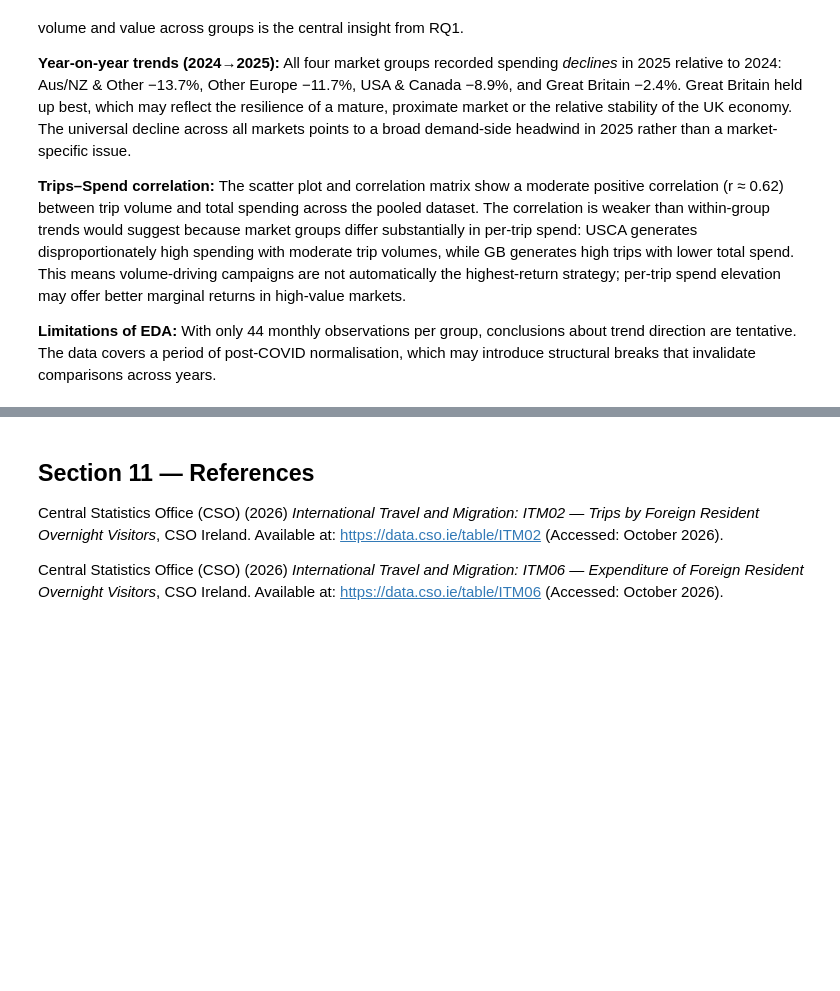
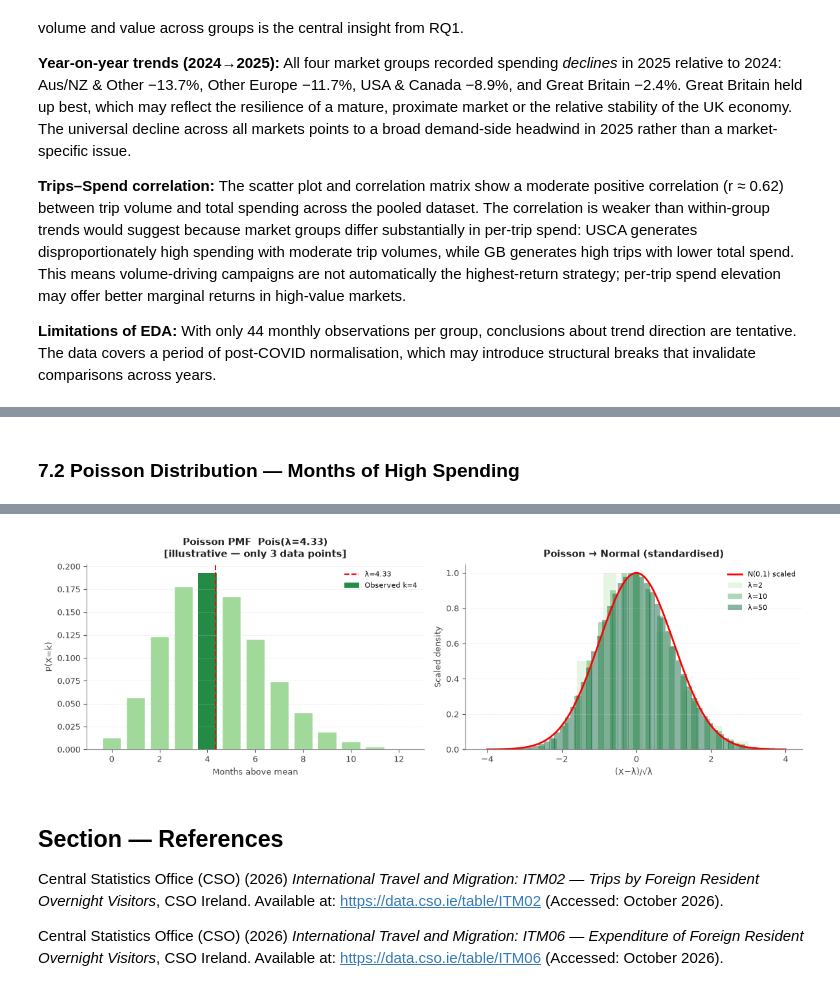
Before and after one commit to 2024524-youness/ireland-visitor-spending, a Jupyter notebook: ireland-visitor-spending.ipynb, the cells around one changed output, grey strips where cells are left out. Saved outputs shown, nothing was run; the diff lists cells and outputs as text; code cells hidden in the pictures; blank space fills up the shorter version.

```diff
--- a/ireland-visitor-spending.ipynb
+++ b/ireland-visitor-spending.ipynb
@@ -834,0 +933,65 @@ Chart 5 saved.
+# %% [markdown]
+### 7.2 Poisson Distribution — Months of High Spending
+# %%
+# Count months per year where GB spending > overall GB mean.
+# 2026 has only 8 months (Jan–Aug) in the dataset; including it would artificially
+# deflate its count relative to full-year counts, so only 2023–2025 are used.
+gb_all = merged[merged["group"] == "XB"].copy()
+overall_mean = gb_all["spend_eur_m"].mean()
+print(f"Overall GB mean spend: {overall_mean:.1f} €m")
+
+months_above = (
+    gb_all[gb_all["year"].isin([2023, 2024, 2025])]   # complete years only
+    .groupby("year")
+    .apply(lambda df: (df["spend_eur_m"] > overall_mean).sum())
+    .rename("months_above_mean")
+)
+print("\nMonths per complete year above mean (2026 excluded — only 8 months available):")
+print(months_above.to_string())
+
+lam = months_above.mean()
+k_obs = int(months_above.iloc[-1])   # 2025
+print(f"\nPoisson lambda (mean of complete years) = {lam:.2f}")
+print(f"Observed months above mean (2025) = {k_obs}")
+print(f"P(X > {k_obs} | lambda={lam:.2f}) = {poisson.sf(k_obs, lam):.4f}")
+
+emp_mean = months_above.mean()
+emp_var  = months_above.var(ddof=1)
+print(f"\nEmpirical mean     : {emp_mean:.2f}")
+print(f"Empirical variance : {emp_var:.2f}")
+print(f"Mean / variance ratio: {emp_mean/emp_var if emp_var > 0 else 'undefined':.1f}")
+print("⚠  Poisson requires mean ≈ variance. The severe underdispersion here (variance << mean)")
+print("   arises because the seasonal structure produces nearly the same count every year.")
+print("   With only 3 data points and a count bounded to [0, 12], a Binomial(12, p) model")
+print("   is more appropriate. The Poisson analysis is presented for illustrative comparison.")
+
+# PMF bar chart
+fig, axes = plt.subplots(1, 2, figsize=(12, 4))
+ax = axes[0]
+k_range = np.arange(0, 13)
+pmf_p = poisson.pmf(k_range, lam)
+ax.bar(k_range, pmf_p, color="#a1d99b", edgecolor="white")
+ax.bar(k_obs, poisson.pmf(k_obs, lam), color="#238b45", label=f"Observed k={k_obs}")
+ax.axvline(lam, color="red", linestyle="--", label=f"λ={lam:.2f}")
+style_ax(ax, title=f"Poisson PMF  Pois(λ={lam:.2f})\n[illustrative — only 3 data points]",
+         xlabel="Months above mean", ylabel="P(X=k)")
+ax.legend(fontsize=8, frameon=False)
+
+# Large-lambda convergence to Normal
+x_norm = np.linspace(-4, 4, 200)
+ax2 = axes[1]
+for lam_l, col in [(2, "#c7e9c0"), (10, "#41ab5d"), (50, "#005a32")]:
+    x_l = np.arange(max(0, int(lam_l - 4*np.sqrt(lam_l))), int(lam_l + 4*np.sqrt(lam_l)) + 1)
+    pmf_l = poisson.pmf(x_l, lam_l)
+    std_l = np.sqrt(lam_l)
+    ax2.bar((x_l - lam_l) / std_l, pmf_l / pmf_l.max(),
+            width=max(0.5/std_l, 0.15), alpha=0.45, color=col, label=f"λ={lam_l}")
+
+ax2.plot(x_norm, norm.pdf(x_norm) / norm.pdf(0), "r-", linewidth=2, label="N(0,1) scaled")
+style_ax(ax2, title="Poisson → Normal (standardised)", xlabel="(X−λ)/√λ", ylabel="Scaled density")
+ax2.legend(fontsize=8, frameon=False)
+
+plt.tight_layout()
+plt.savefig(os.path.join(DATA_DIR, "chart7_poisson.png"), dpi=120, bbox_inches="tight")
+plt.show()
+# %% [output]
@@ -835,5 +1017,6 @@ Chart 5 saved.
+[figure, added]
 # %% [markdown]
-## Section 11 — References
+## Section — References
 
 Central Statistics Office (CSO) (2026) *International Travel and Migration: ITM02 — Trips by Foreign Resident Overnight Visitors*, CSO Ireland. Available at: https://data.cso.ie/table/ITM02 (Accessed: October 2026).
 
```
Also changed, not shown: parts of 6 cells of this notebook.
